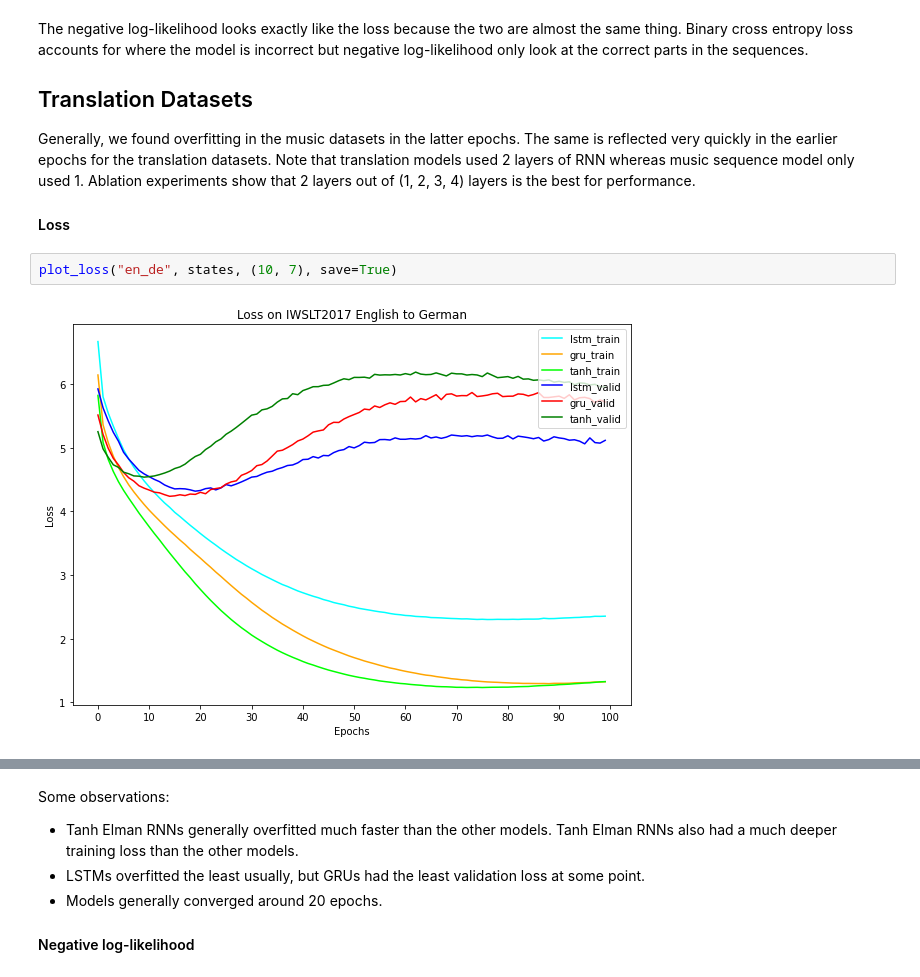
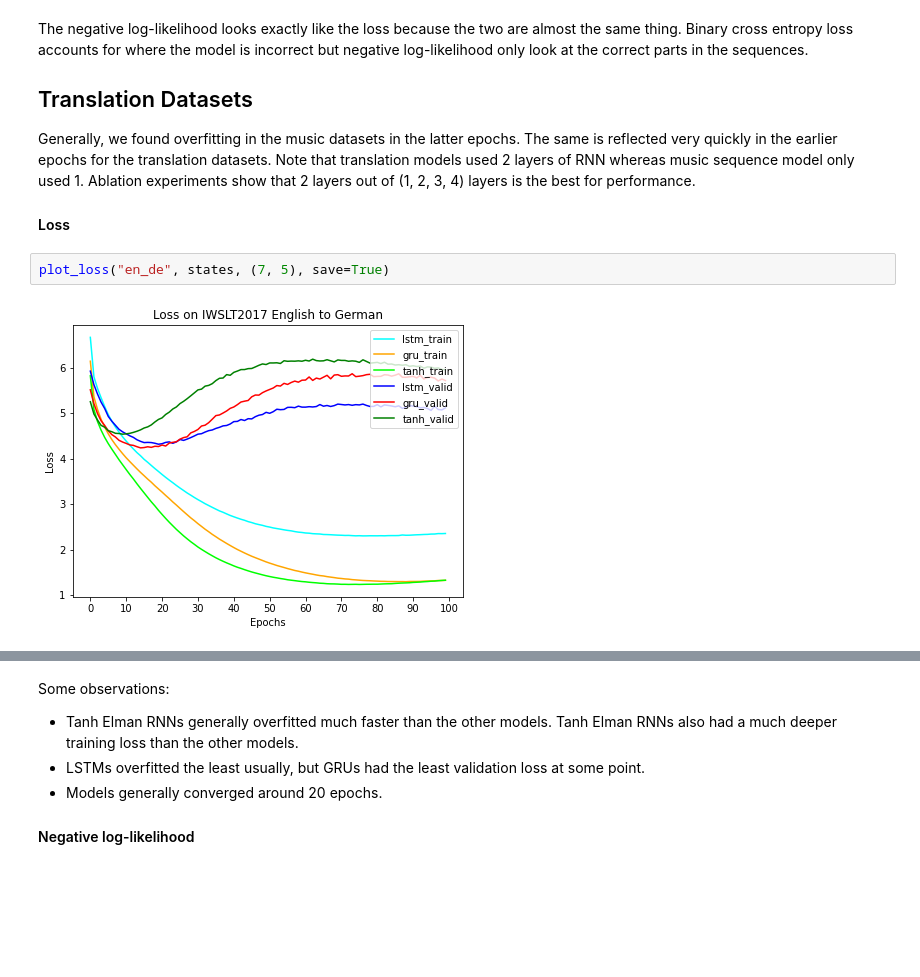
Before and after one commit to 395t/coding-assignment-week-6-seq-1, a Jupyter notebook: notebooks/chung/training_objective_plots.ipynb, the cells around one changed output, grey strips where cells are left out. Saved outputs shown, nothing was run; the diff lists cells and outputs as text; blank space fills up the shorter version.

```diff
--- a/notebooks/chung/training_objective_plots.ipynb
+++ b/notebooks/chung/training_objective_plots.ipynb
@@ -161,7 +161,7 @@ Generally, we found overfitting in the music datasets in the latter epochs. The
 
 #### Loss
 # %%
-plot_loss("en_de", states, (10, 7), save=True)
+plot_loss("en_de", states, (7, 5), save=True)
 # %% [output]
-[figure, old version]
+[figure, new version]
 # %%
```
Also changed, not shown: parts of 15 cells of this notebook, 17 other files.
